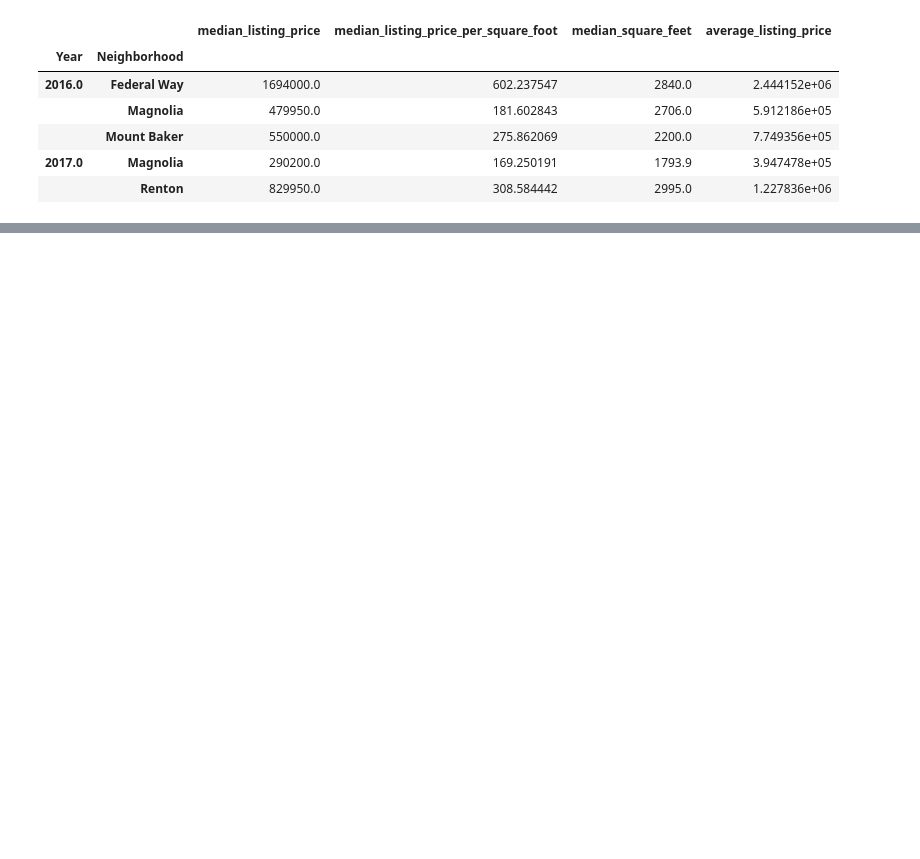
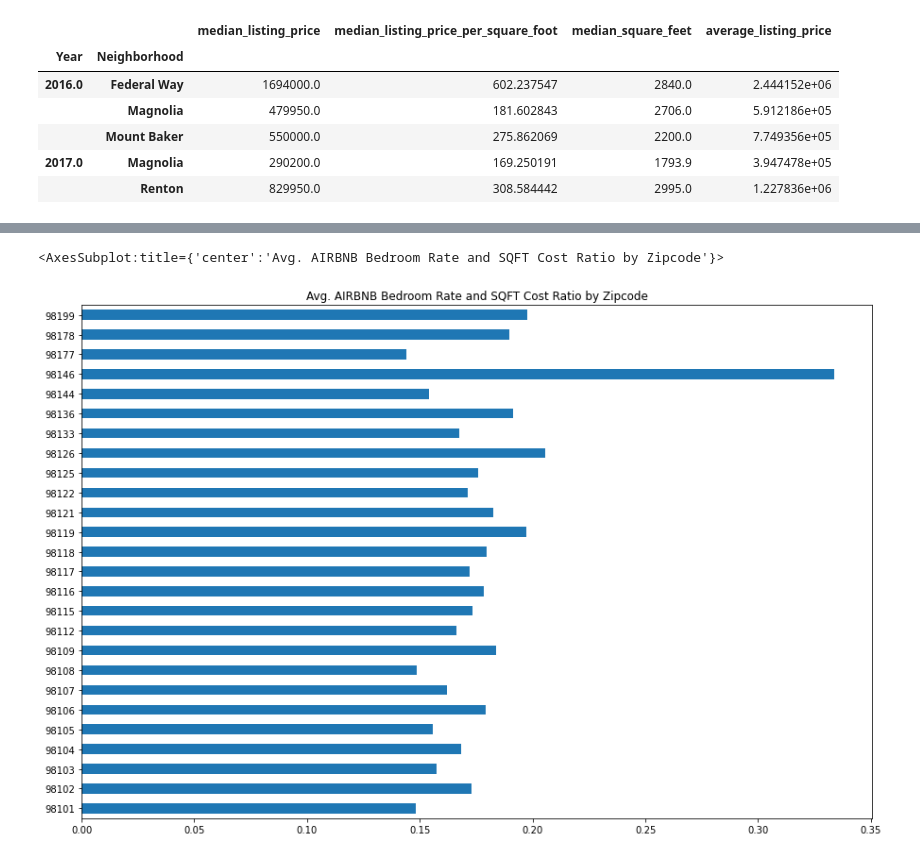
Before and after one commit to NehaJantre/1-Rental-Income-Home-Evaluator-Application, a Jupyter notebook: main.ipynb, the cells around one changed output, grey strips where cells are left out. Drawn from its saved outputs; the diff is of its cells as text; code cells hidden in the pictures; blank space fills up the shorter version.

```diff
--- a/main.ipynb
+++ b/main.ipynb
@@ -346,0 +400,4 @@ price_per_sq_foot
+# %%
+# (ZZ) groupby postal_code
+house_sales_avg_listing_price_per_sqft_by_zip = house_sales_col_filter_df.groupby(["postal_code"]).mean()
+house_sales_avg_listing_price_per_sqft_by_zip.sort_values(["median_listing_price_per_square_foot"])
@@ -346,0 +425,28 @@ price_per_sq_foot
+# %%
+# (ZZ) join together the two dfs on the zipcode from airbnb (avg_airbnb_bedroom_price_per_night_by_zipcode)
+
+#df_merge_col = pd.merge(df_row, df3, on='id')
+#merge_df = pd.merge(house_sales_col_filter_df, house_sales_avg_listing_price_per_sqft_by_zip on = "zipcode" )
+
+#df_merge_difkey = pd.merge(df_row, df3, left_on='id', right_on='id')
+#merge_df = pd.merge(house_sales_col_filter_df, house_sales_avg_listing_price_per_sqft_by_zip left_on= "zipcode", right_on = "postal_code" )
+#merge_df
+
+# inner join but does not account for the different column names
+#df_inner = pd.merge(df1, df2, on='id', how='inner')
+
+# letf join
+#df_left = pd.merge(df1, df2, on='id', how='left')
+#df_left
+
+
+#join on index
+#df_index = pd.merge(df1, df2, right_index=True, left_index=True)
+
+#df_index = pd.merge(avg_airbnb_bedroom_price_per_night_by_zipcode, house_sales_avg_listing_price_per_sqft_by_zip, right_index=True, left_index=True)
+#df_index
+
+
+# merge and convert the Series to a DataFrame with to_frame(). So (if joining on index):
+merged_df = house_sales_avg_listing_price_per_sqft_by_zip.merge(avg_airbnb_bedroom_price_per_night_by_zipcode.to_frame(), left_index=True, right_index=True)
+merged_df
@@ -346,0 +477,5 @@ price_per_sq_foot
+# %%
+# (ZZ) divide the avg sqft price by zip from (house_sales_avg_listing_price_per_sqft_by_zip) by the avg price of bedroom from airbnb (avg_airbnb_bedroom_price_per_night_by_zipcode)
+ratio =  merged_df[0] / merged_df["median_listing_price_per_square_foot"]
+
+ratio.sort_values()
@@ -346,0 +500,6 @@ price_per_sq_foot
+# %%
+# (ZZ) chart the zipcodes with the raitio of the avg smallets sqft cost by the largest avg room rent by zipcode
+ratio.plot.barh(figsize = (15,10), title = "Avg. AIRBNB Bedroom Rate and SQFT Cost Ratio by Zipcode")
+# %% [output]
+<AxesSubplot:title={'center':'Avg. AIRBNB Bedroom Rate and SQFT Cost Ratio by Zipcode'}>
+[figure, added]
```
Also changed, not shown: parts of 8 cells of this notebook.
